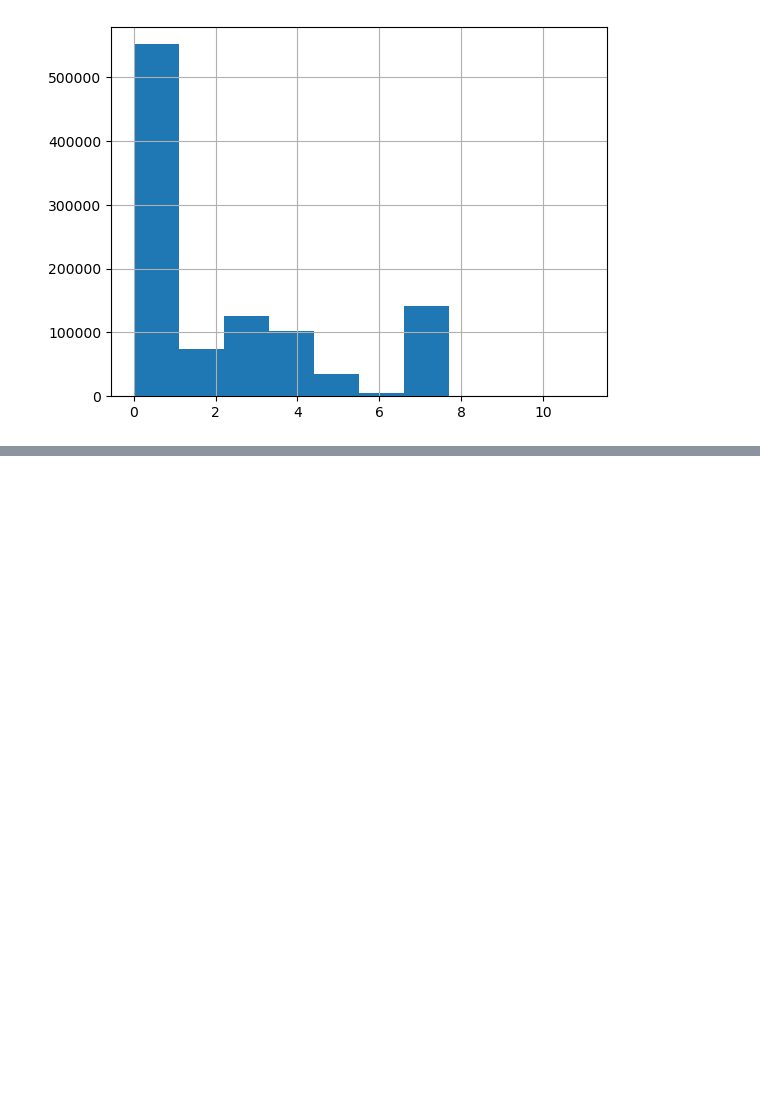
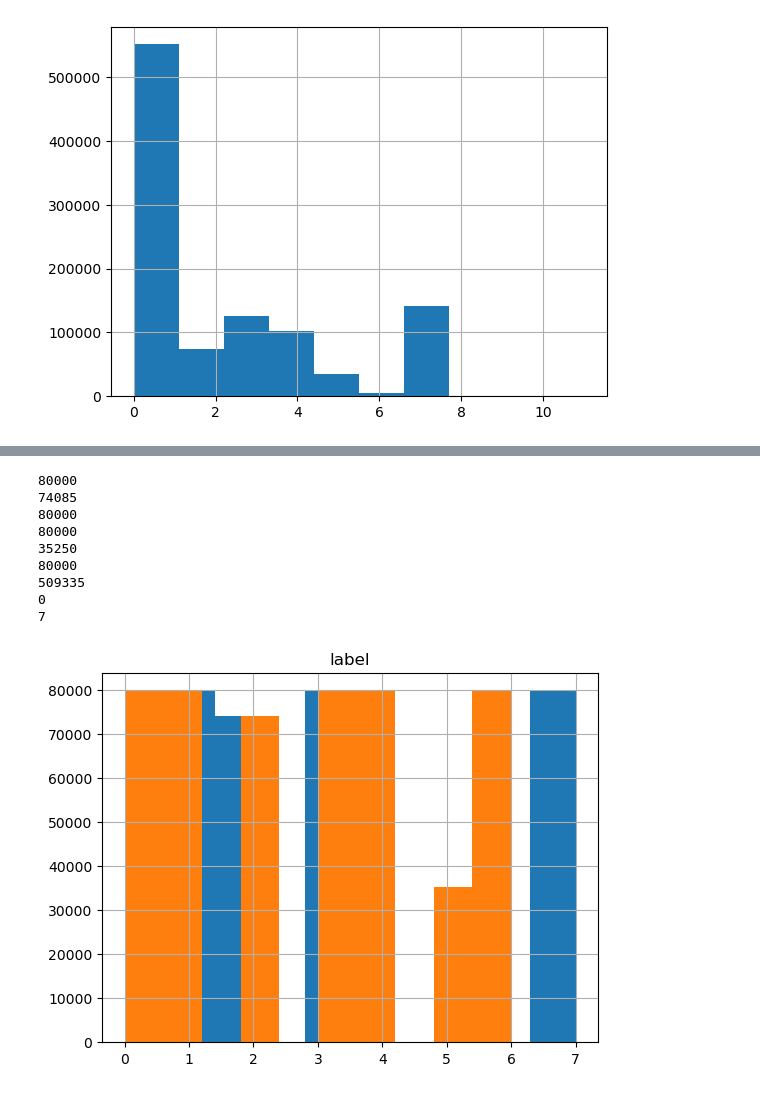
Before and after one commit to Home-group-2-AI-Project/Ai_Project, a Jupyter notebook: AITraining/Unify_dataset.ipynb, the cells around one changed output, grey strips where cells are left out. Drawn from its saved outputs; the diff is of its cells as text; code cells hidden in the pictures; blank space fills up the shorter version.

```diff
--- a/AITraining/Unify_dataset.ipynb
+++ b/AITraining/Unify_dataset.ipynb
@@ -210,0 +312,47 @@ merged_df1['label'].hist()
+# %%
+tamano_muestra = 80000
+muestra_estratificada_dos = merged_df2.groupby('label', group_keys=False).apply(lambda x: x.sample(min(len(x), tamano_muestra)))
+
+len(muestra_estratificada_dos)
+muestra_estratificada_dos = muestra_estratificada_dos.loc[~muestra_estratificada_dos['label'].isin([6,8, 9, 10, 11])]
+len(muestra_estratificada_dos)
+
+muestra_estratificada_dos.hist()
+
+cero_tres = muestra_estratificada_dos[muestra_estratificada_dos['label'] == 0]
+dos_tres = muestra_estratificada_dos[muestra_estratificada_dos['label'] == 2]
+tres_tres = muestra_estratificada_dos[muestra_estratificada_dos['label'] == 3]
+cuatro_tres = muestra_estratificada_dos[muestra_estratificada_dos['label'] == 4]
+cinco_tres = muestra_estratificada_dos[muestra_estratificada_dos['label'] == 5]
+siete_tres = muestra_estratificada_dos[muestra_estratificada_dos['label'] == 7]
+
+print(len(cero_tres))
+print(len(dos_tres))
+print(len(tres_tres))
+print(len(cuatro_tres))
+print(len(cinco_tres))
+print(len(siete_tres))
+
+print(len(muestra_estratificada_dos['label']))
+muestra_estratificada_dos = muestra_estratificada_dos.dropna(subset=['label'])
+target_map_dos = {7: 6}
+muestra_estratificada_dos['label'].replace(target_map_dos, inplace=True)
+
+muestra_estratificada_dos['label'].hist()
+
+print(muestra_estratificada_dos['label'].isnull().sum())
+
+print(len(muestra_estratificada_dos['label'].unique()))
+
+muestra_estratificada_dos.to_csv('ModelosCSV/merged_dataset_seven_sentiments.csv', index=False)
+# %% [output]
+80000
+74085
+80000
+80000
+35250
+80000
+509335
+0
+7
+[figure, added]
```
Also changed, not shown: parts of 6 cells of this notebook, 13 other files.
